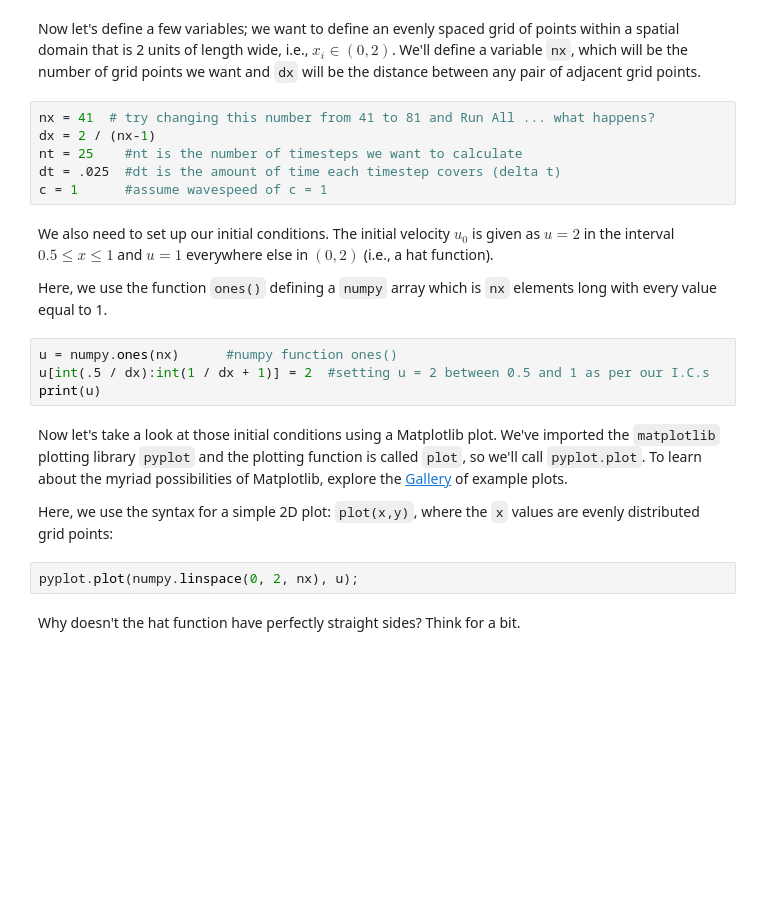
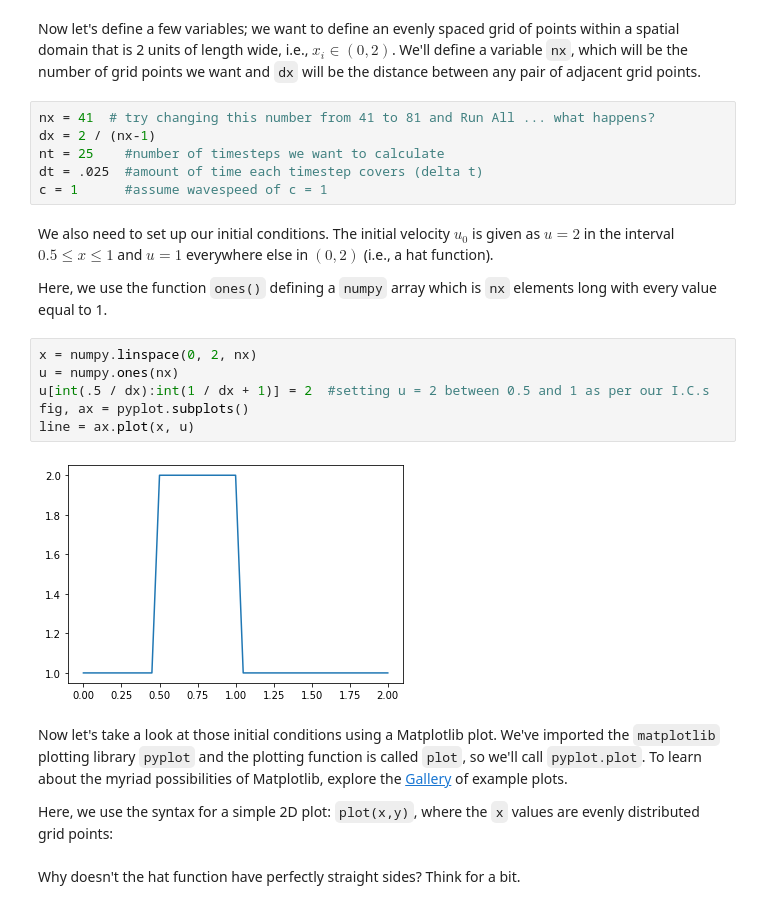
Before and after one commit to zwr17/hpc_lecture, a Jupyter notebook: 13_pde/00_convection1d.ipynb, the cells around one changed output. Cells and saved outputs as stored; diff of their text form; blank space fills up the shorter version.

```diff
--- a/13_pde/00_convection1d.ipynb
+++ b/13_pde/00_convection1d.ipynb
@@ -59,8 +60,8 @@ Now let's define a few variables; we want to define an evenly spaced grid of poi
 # %%
 nx = 41  # try changing this number from 41 to 81 and Run All ... what happens?
 dx = 2 / (nx-1)
-nt = 25    #nt is the number of timesteps we want to calculate
-dt = .025  #dt is the amount of time each timestep covers (delta t)
+nt = 25    #number of timesteps we want to calculate
+dt = .025  #amount of time each timestep covers (delta t)
 c = 1      #assume wavespeed of c = 1
 # %% [markdown]
 We also need to set up our initial conditions. The initial velocity $u_0$ is given as
@@ -68,15 +69,17 @@ $u = 2$ in the interval $0.5 \leq x \leq 1$  and $u = 1$ everywhere else in $(0,
 
 Here, we use the function `ones()` defining a `numpy` array which is `nx` elements long with every value equal to 1.
 # %%
-u = numpy.ones(nx)      #numpy function ones()
+x = numpy.linspace(0, 2, nx)
+u = numpy.ones(nx)
 u[int(.5 / dx):int(1 / dx + 1)] = 2  #setting u = 2 between 0.5 and 1 as per our I.C.s
-print(u)
+fig, ax = pyplot.subplots()
+line = ax.plot(x, u)
+# %% [output]
+[figure, added]
 # %% [markdown]
 Now let's take a look at those initial conditions using a Matplotlib plot.  We've imported the `matplotlib` plotting library `pyplot` and the plotting function is called `plot`, so we'll call `pyplot.plot`. To learn about the myriad possibilities of Matplotlib, explore the [Gallery](http://matplotlib.org/gallery.html) of example plots.
 
 Here, we use the syntax for a simple 2D plot: `plot(x,y)`, where the `x` values are evenly distributed grid points:
-# %%
-pyplot.plot(numpy.linspace(0, 2, nx), u);
 # %% [markdown]
 Why doesn't the hat function have perfectly straight sides? Think for a bit.
 # %% [markdown]
```
Also changed, not shown: parts of 5 cells of this notebook, 2 other files.
